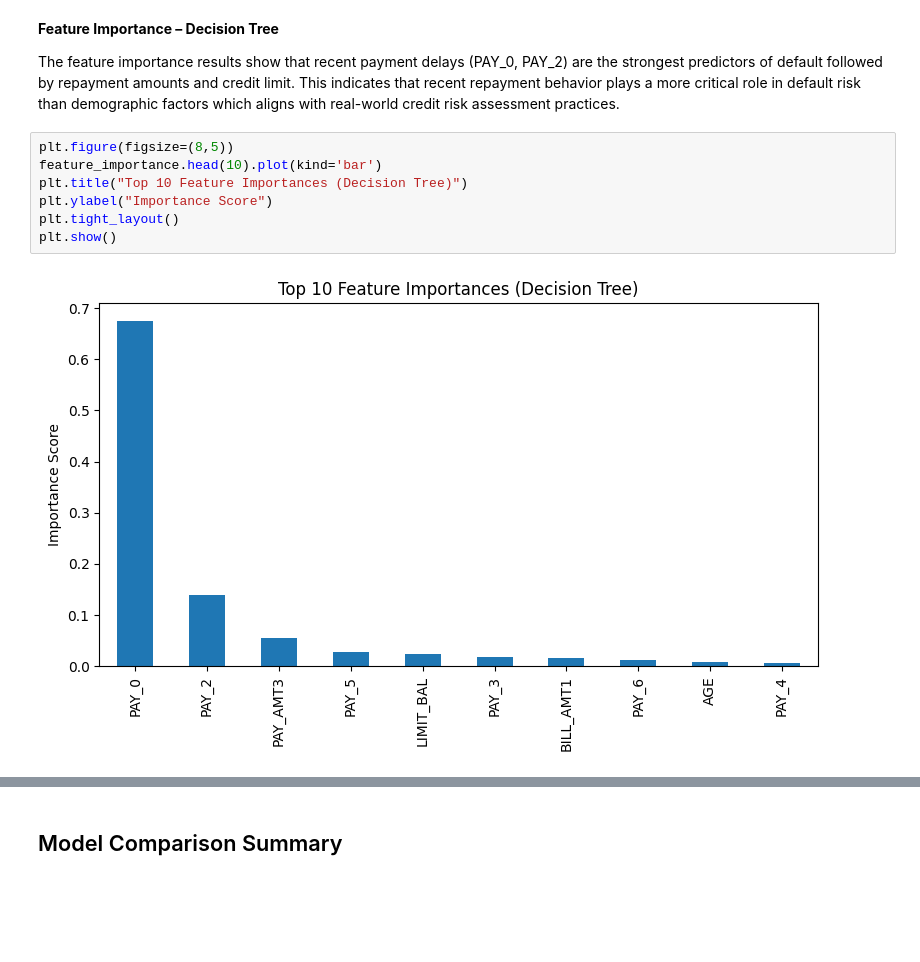
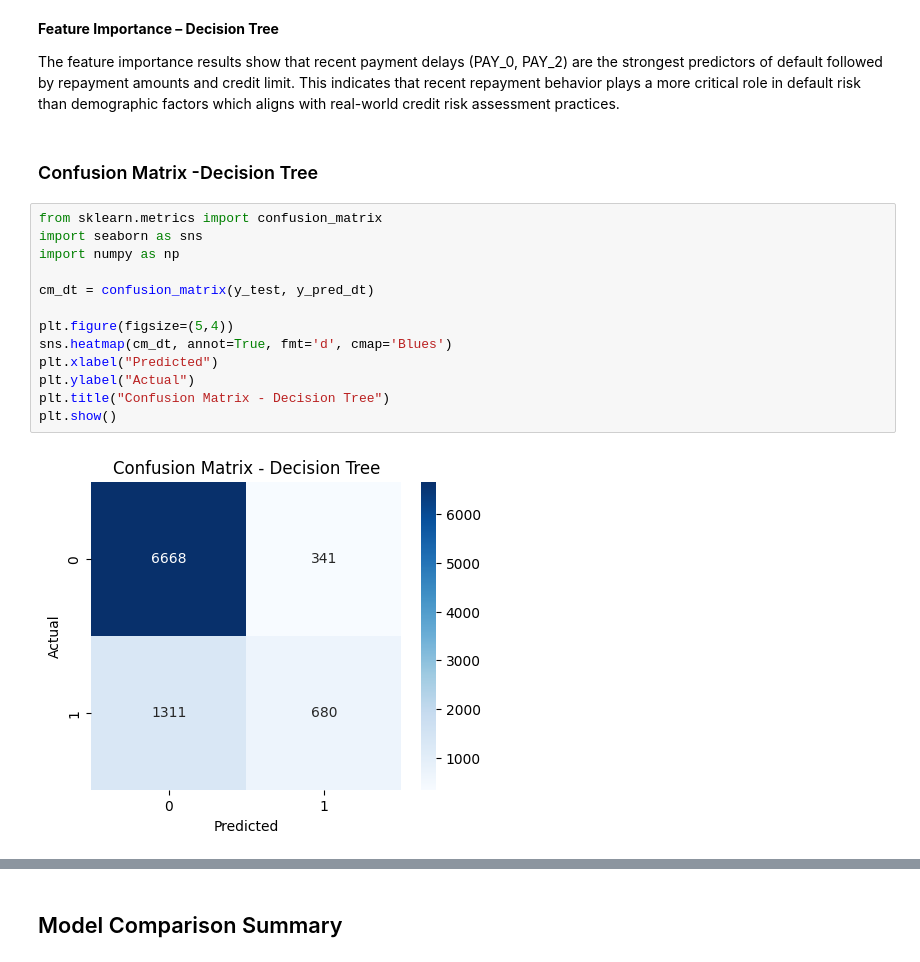
Before and after one commit to 09AnushkaSingh/credit-card-default-prediction, a Jupyter notebook: Credit_card_default_prediction.ipynb, the cells around one changed output, grey strips where cells are left out. Drawn from its saved outputs; the diff is of its cells as text; blank space fills up the shorter version.

```diff
--- a/Credit_card_default_prediction.ipynb
+++ b/Credit_card_default_prediction.ipynb
@@ -337,12 +415,20 @@ dtype: float64
 **Feature Importance – Decision Tree**
 
 The feature importance results show that recent payment delays (PAY_0, PAY_2) are the strongest predictors of default followed by repayment amounts and credit limit. This indicates that recent repayment behavior plays a more critical role in default risk than demographic factors which aligns with real-world credit risk assessment practices.
-# %%
-plt.figure(figsize=(8,5))
-feature_importance.head(10).plot(kind='bar')
-plt.title("Top 10 Feature Importances (Decision Tree)")
-plt.ylabel("Importance Score")
-plt.tight_layout()
-plt.show()
-# %% [output]
-[figure, removed]
+# %% [markdown]
+### Confusion Matrix -Decision Tree
+# %%
+from sklearn.metrics import confusion_matrix
+import seaborn as sns
+import numpy as np
+
+cm_dt = confusion_matrix(y_test, y_pred_dt)
+
+plt.figure(figsize=(5,4))
+sns.heatmap(cm_dt, annot=True, fmt='d', cmap='Blues')
+plt.xlabel("Predicted")
+plt.ylabel("Actual")
+plt.title("Confusion Matrix - Decision Tree")
+plt.show()
+# %% [output]
+[figure, added]
```
Also changed, not shown: parts of 19 cells of this notebook.
